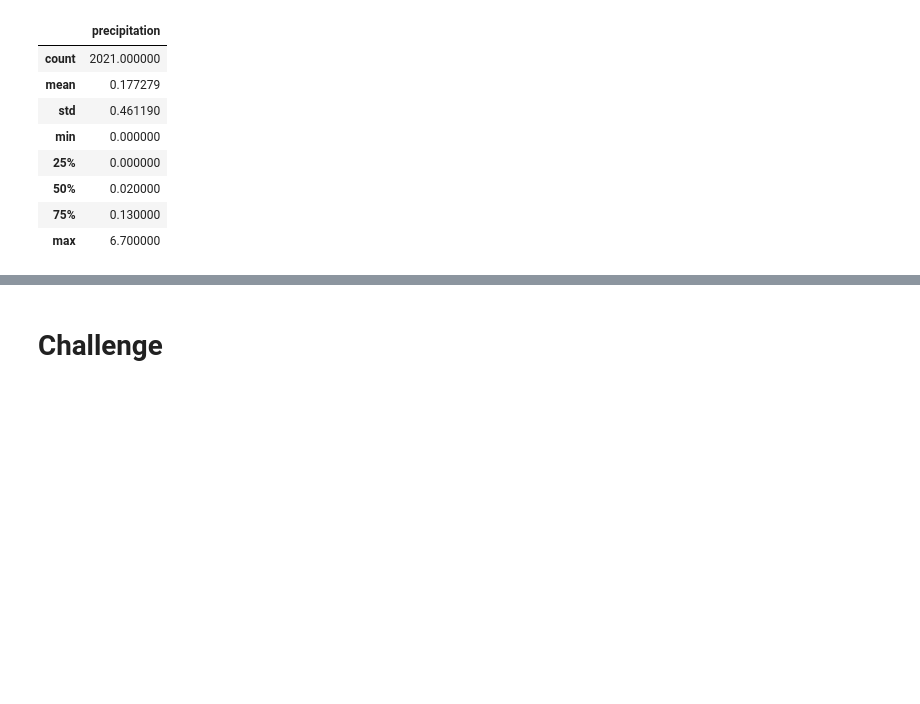
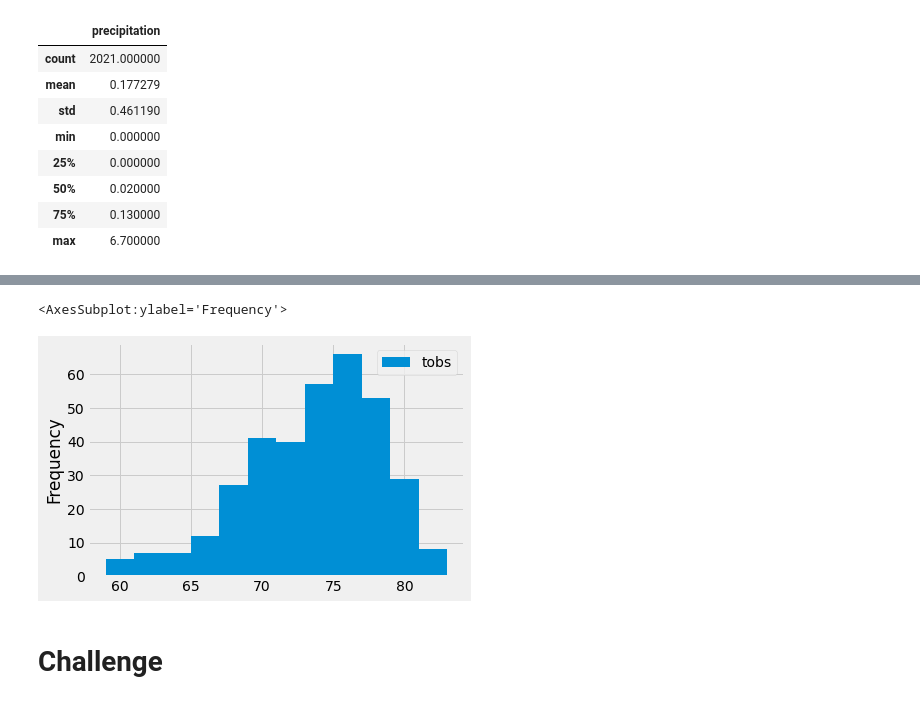
Before and after one commit to marcpalumbo/surfs_up, a Jupyter notebook: climate_analysis.ipynb, the cells around one changed output, grey strips where cells are left out. Saved outputs shown, nothing was run; the diff lists cells and outputs as text; code cells hidden in the pictures; blank space fills up the shorter version.

Commit message:
adding data of station with most observation, with graph

```diff
--- a/climate_analysis.ipynb
+++ b/climate_analysis.ipynb
@@ -107,3 +117,9 @@ df.describe()
 # %%
 # Choose the station with the highest number of temperature observations.
 # Query the last 12 months of temperature observation data for this station and plot the results as a histogram
+results = session.query(Measurement.tobs).\
+filter(Measurement.station == 'USC00519281').\
+filter(Measurement.date >= prev_year).all()
+
+
+print(results)
@@ -109,0 +128,6 @@ df.describe()
+# %%
+#creating dataframe to make previous 'results' more legible
+
+df1 = pd.DataFrame(results,columns = ['tobs'])
+
+print(df1)
@@ -110,3 +149,10 @@ df.describe()
+# %%
+#creating historgram of 'results'
+df1.plot.hist(bins = 12)
+# using plt.tight_latout to fit the x axis lables
+# %% [output]
+<AxesSubplot:ylabel='Frequency'>
+[figure, added]
 # %%
 # Write a function called `calc_temps` that will accept start date and end date in the format '%Y-%m-%d'
 # and return the minimum, average, and maximum temperatures for that range of dates
```
Also changed, not shown: parts of 6 cells of this notebook.
